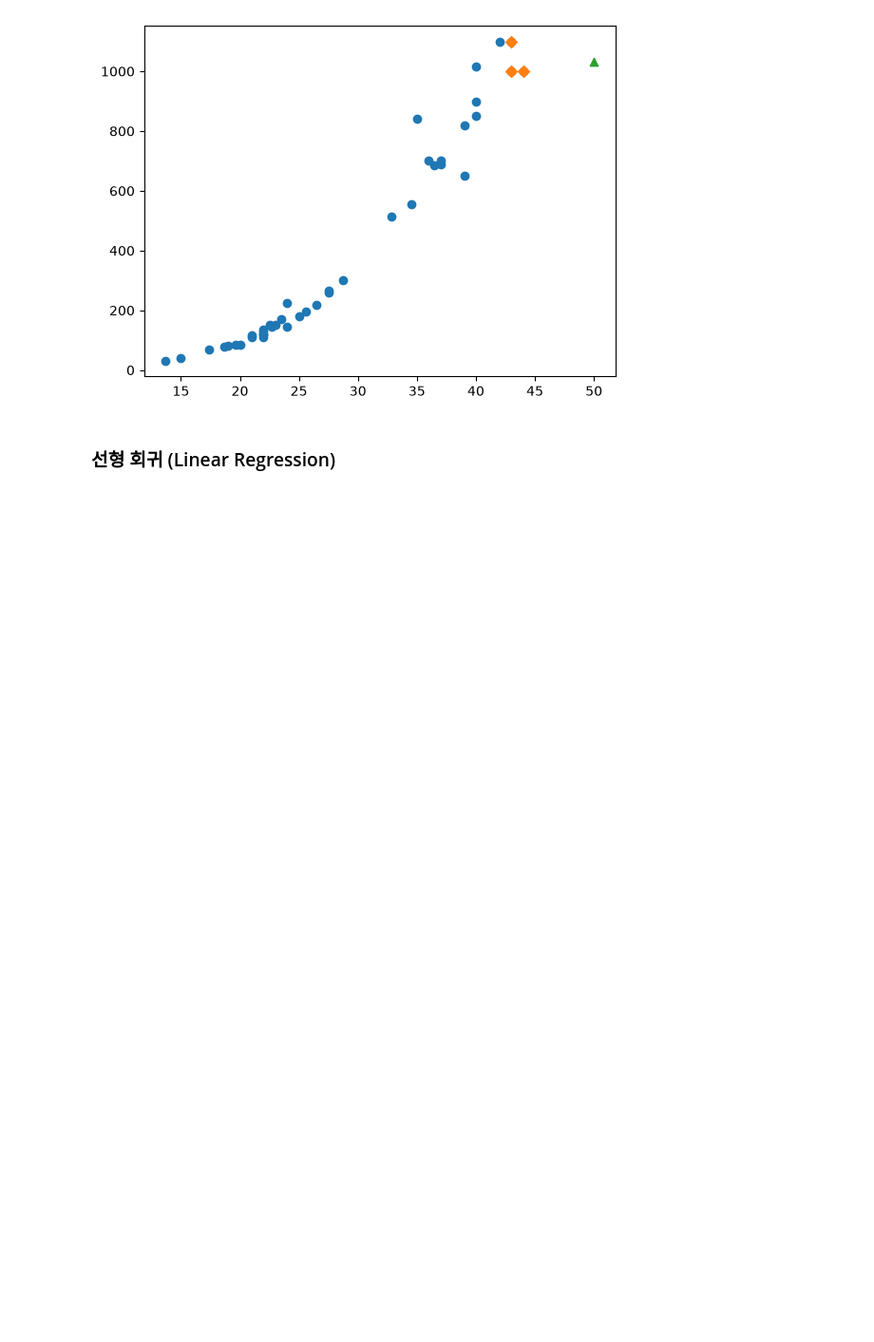
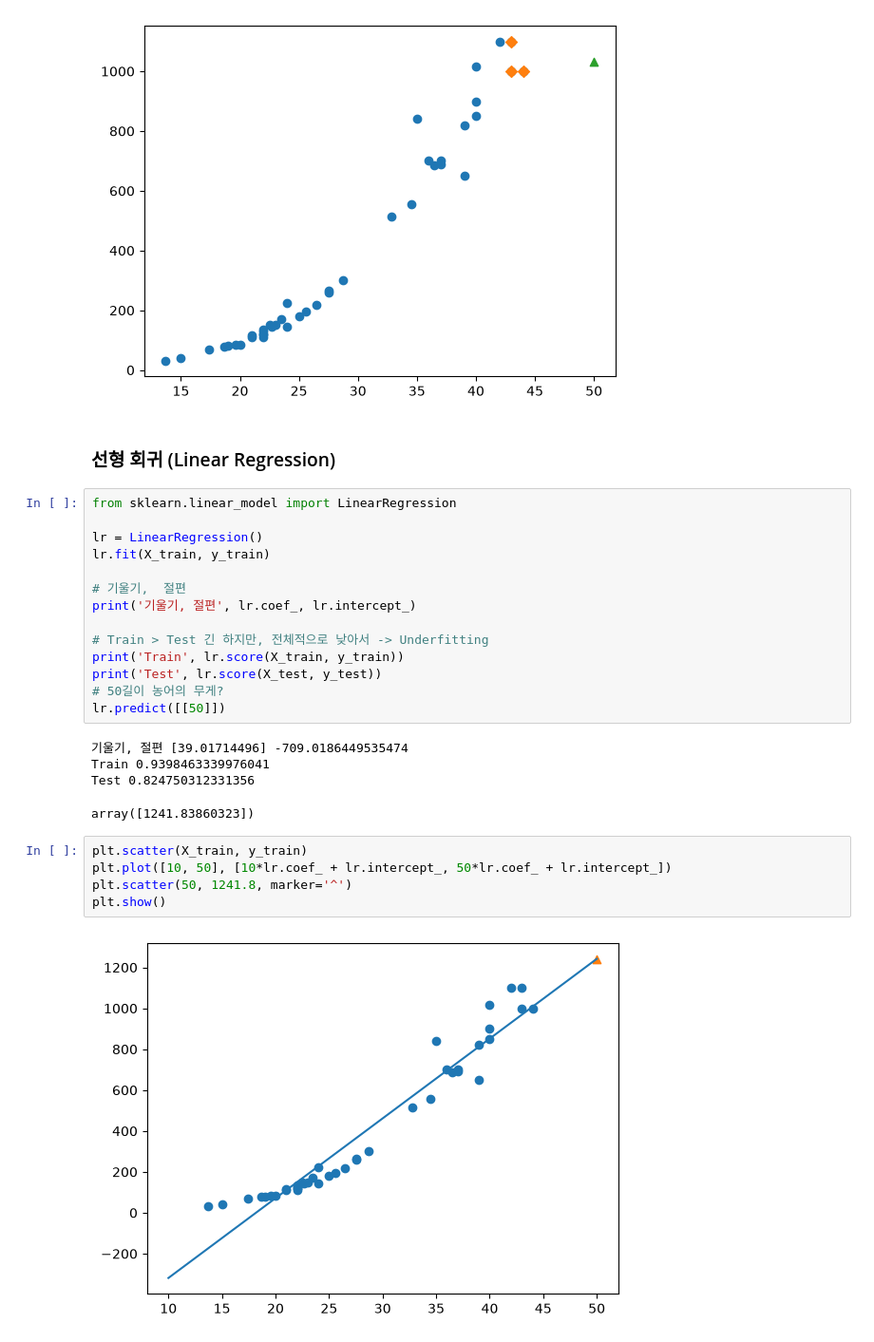
Before and after one commit to verba-neo/gaida-3, a Jupyter notebook: 03-python/09_ML.ipynb, the cells around one changed output. Shown at 95% size. Cells and saved outputs as stored; diff of their text form; blank space fills up the shorter version.

```diff
--- a/03-python/09_ML.ipynb
+++ b/03-python/09_ML.ipynb
@@ -281,3 +281,29 @@ plt.show()
 [figure]
 # %% [markdown]
 ### 선형 회귀 (Linear Regression)
+# %%
+from sklearn.linear_model import LinearRegression
+
+lr = LinearRegression()
+lr.fit(X_train, y_train)
+
+# 기울기,  절편
+print('기울기, 절편', lr.coef_, lr.intercept_)
+
+# Train > Test 긴 하지만, 전체적으로 낮아서 -> Underfitting
+print('Train', lr.score(X_train, y_train))
+print('Test', lr.score(X_test, y_test))
+# 50길이 농어의 무게?
+lr.predict([[50]])
+# %% [output]
+기울기, 절편 [39.01714496] -709.0186449535474
+Train 0.9398463339976041
+Test 0.824750312331356
+array([1241.83860323])
+# %%
+plt.scatter(X_train, y_train)
+plt.plot([10, 50], [10*lr.coef_ + lr.intercept_, 50*lr.coef_ + lr.intercept_])
+plt.scatter(50, 1241.8, marker='^')
+plt.show()
+# %% [output]
+[figure, added]
```
Also changed, not shown: parts of 6 cells of this notebook.
